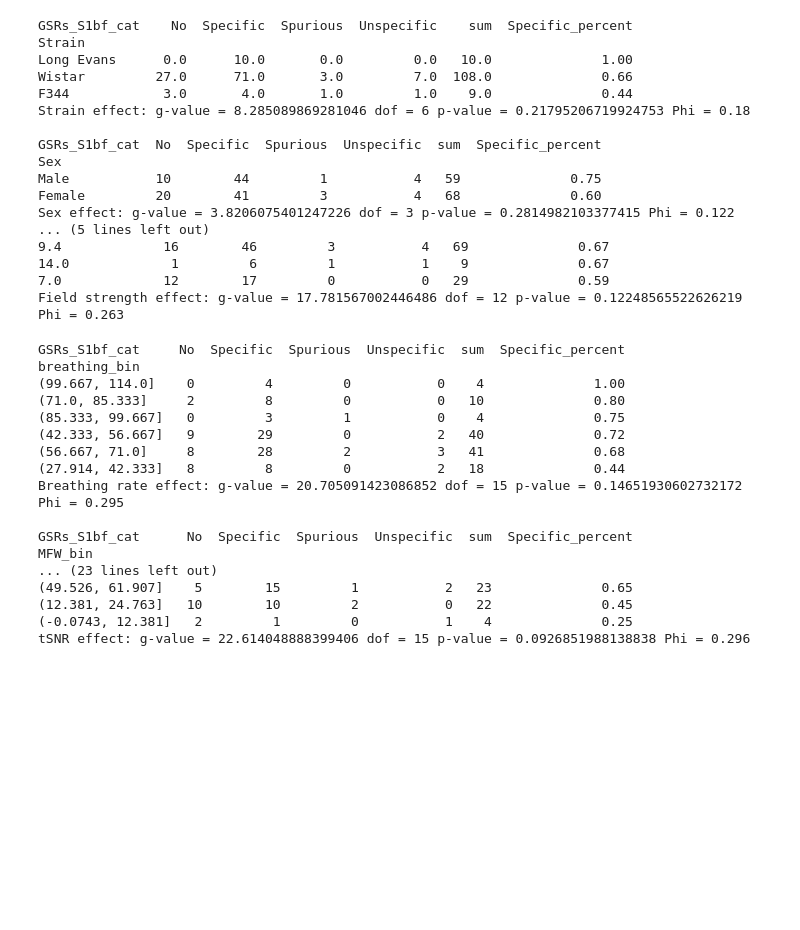
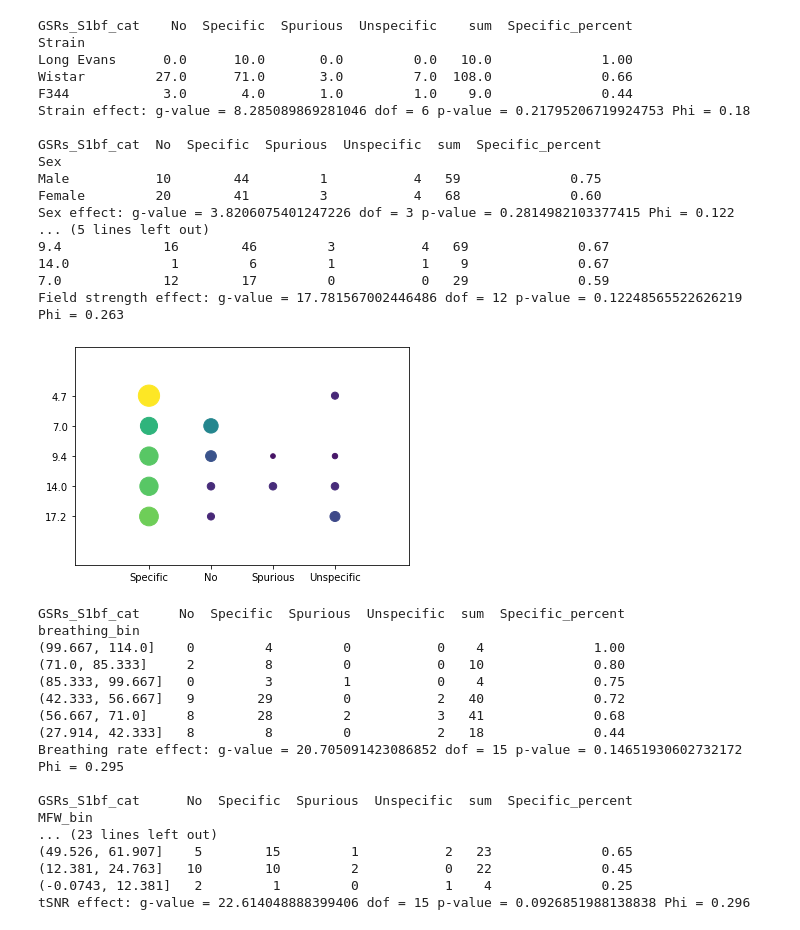
Before and after one commit to grandjeanlab/MultiRat, a Jupyter notebook: scripts/proj_analysis_sba_std.ipynb, the cells around one changed output. Saved outputs shown, nothing was run; the diff lists cells and outputs as text; code cells hidden in the pictures; blank space fills up the shorter version.

Commit message:
new plot type to accompany CHi2

```diff
--- a/scripts/proj_analysis_sba_std.ipynb
+++ b/scripts/proj_analysis_sba_std.ipynb
@@ -516,6 +516,30 @@ Sex effect: g-value = 3.8206075401247226 dof = 3 p-value = 0.2814982103377415 Ph
 14.0             1         6         1           1    9              0.67
 7.0             12        17         0           0   29              0.59
 Field strength effect: g-value = 17.781567002446486 dof = 12 p-value = 0.12248565522626219 Phi = 0.263
+# %%
+import matplotlib.pyplot as plt
+import pandas as pd
+import numpy as np
+
+#adapted from https://stackoverflow.com/questions/50399802/python-categorical-bubble-plot and https://stackoverflow.com/questions/23377108/pandas-percentage-of-total-with-groupby
+
+dfu = df_exclude.groupby(['Field_strength',
+                    'GSRs_S1bf_cat']).size()
+
+
+dfu_pcts = dfu.groupby(level=0).apply(lambda x: 100 * x / float(x.sum())).to_frame().reset_index().rename(columns={0: "percent",  'GSRs_S1bf_cat': "category"})
+dfu_pcts['category']=pd.Categorical(dfu_pcts['category'], categories=["Specific", "No", "Spurious","Unspecific"], ordered=False)
+dfu_pcts['Field_strength'] = dfu_pcts['Field_strength'].astype(str)
+dfu_pcts['Field_strength'] = pd.Categorical(dfu_pcts['Field_strength'], categories=["17.2", "14.0", "11.7","9.4","7.0","4.7","3.0"])
+
+dfu_pcts= dfu_pcts.sort_values(by=['Field_strength','category'], ascending=True)
+dfu_pcts['percent'] *= 5
+
+plt.scatter(x="category", y='Field_strength', s="percent", c='percent', marker='o',data=dfu_pcts)
+plt.margins(0.4)
+plt.show()
+# %% [output]
+[figure, added]
 # %%
 # now testing anesthesia.breathing.rate
 df_exclude['breathing_bin']=pd.cut(df_exclude['Breathing_onset'],6)
```
Also changed, not shown: parts of 3 cells of this notebook.
